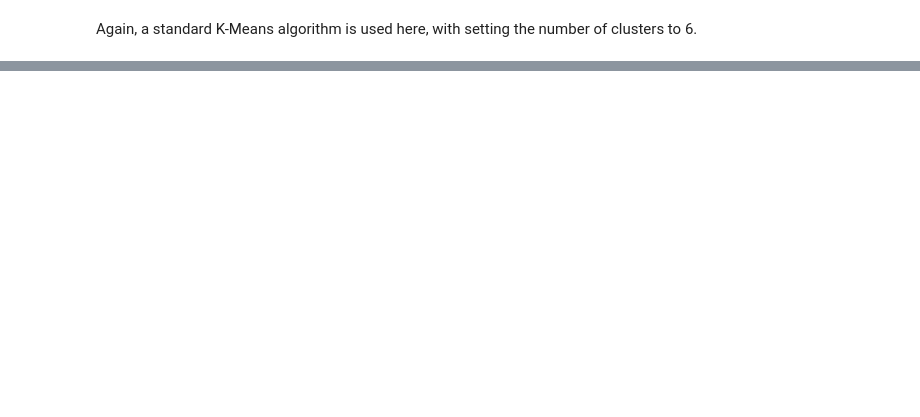
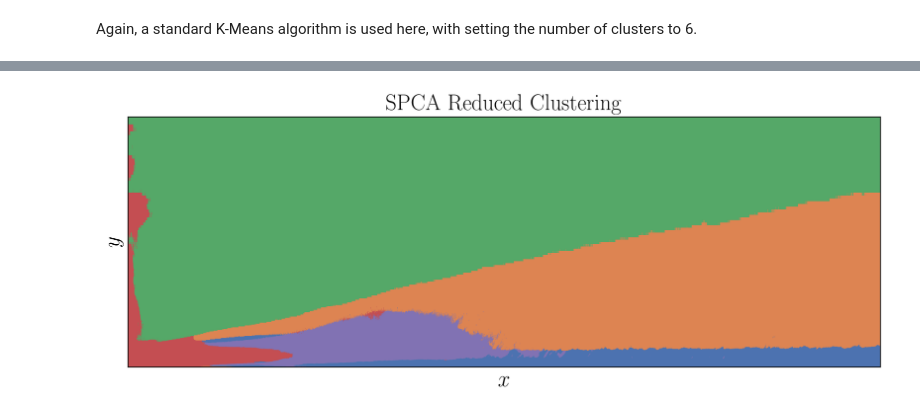
Before and after one commit to tbreitburd/Learning-Dominant-Physical-Processes-using-Unsupervised-Learning-Techniques-, a Jupyter notebook: Notebooks/Stability_Assessment.ipynb, the cells around one changed output, grey strips where cells are left out. Cells and saved outputs as stored; diff of their text form; code cells hidden in the pictures; blank space fills up the shorter version.

```diff
--- a/Notebooks/Stability_Assessment.ipynb
+++ b/Notebooks/Stability_Assessment.ipynb
@@ -263,0 +278,21 @@ pf.plot_spca_reduced_clustering(x, y, balancemap)
+# %%
+# Get clusters for training set size: 0.5
+cluster_idx = sa.get_clusters(n_clusters=6, features=features, train_frac=0.9)
+
+alpha_opt = 10  # Optimal alpha value, in all cases the optimal alpha is 10
+spca_model = sa.get_spca_active_terms(alpha_opt, 6, cluster_idx, features, nfeatures)
+
+(
+    balance_models,
+    model_index,
+    nmodels,
+    gridmap,
+    grid_labels,
+) = sa.get_unique_balance_models(spca_model)
+
+balance_idx = np.array([model_index[i] for i in cluster_idx])
+balancemap = np.reshape(balance_idx, [ny, nx], order="F")
+
+pf.plot_spca_reduced_clustering(x, y, balancemap)
+# %% [output]
+[figure, added]
```
Also changed, not shown: parts of 7 cells of this notebook.
